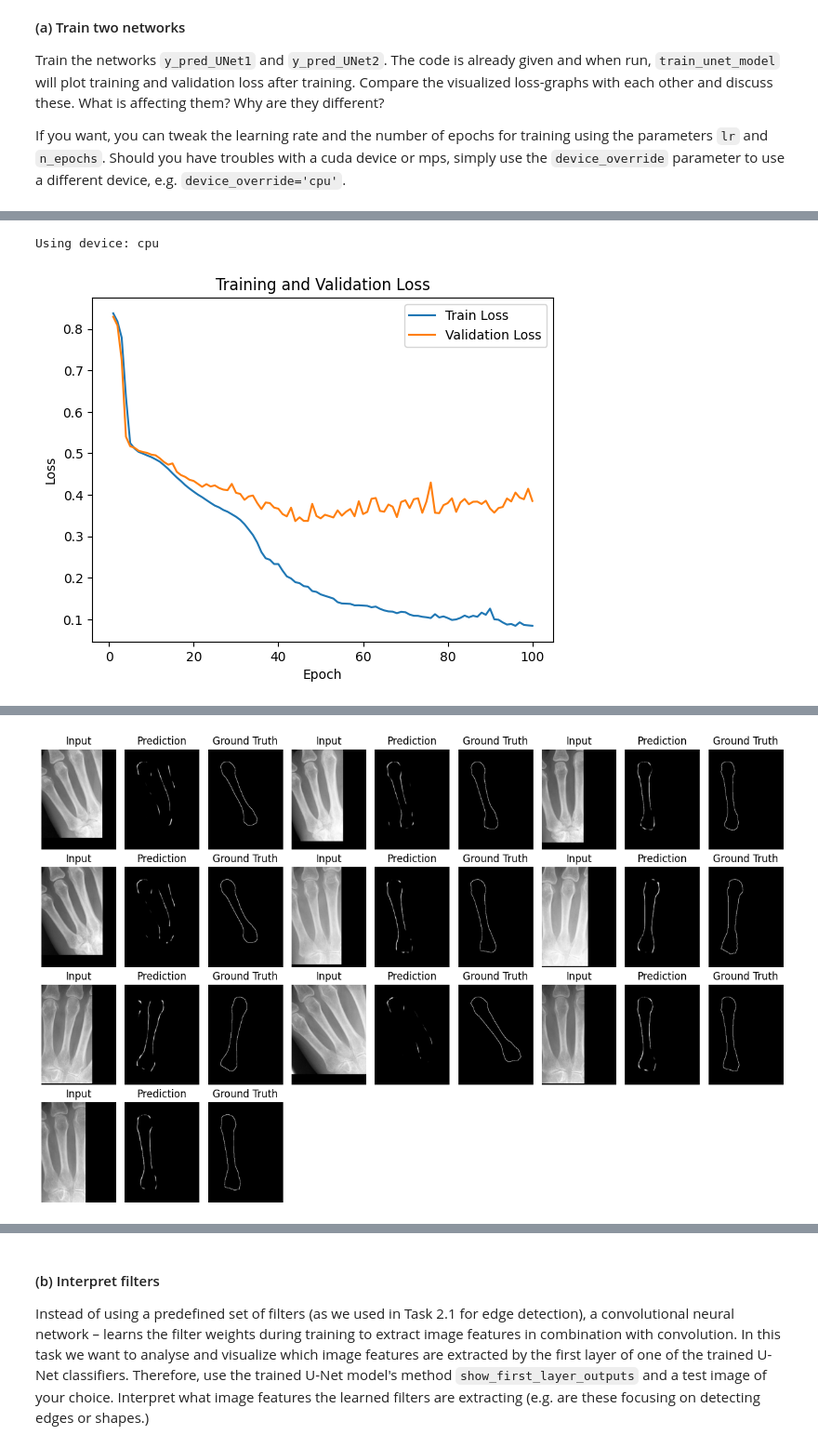
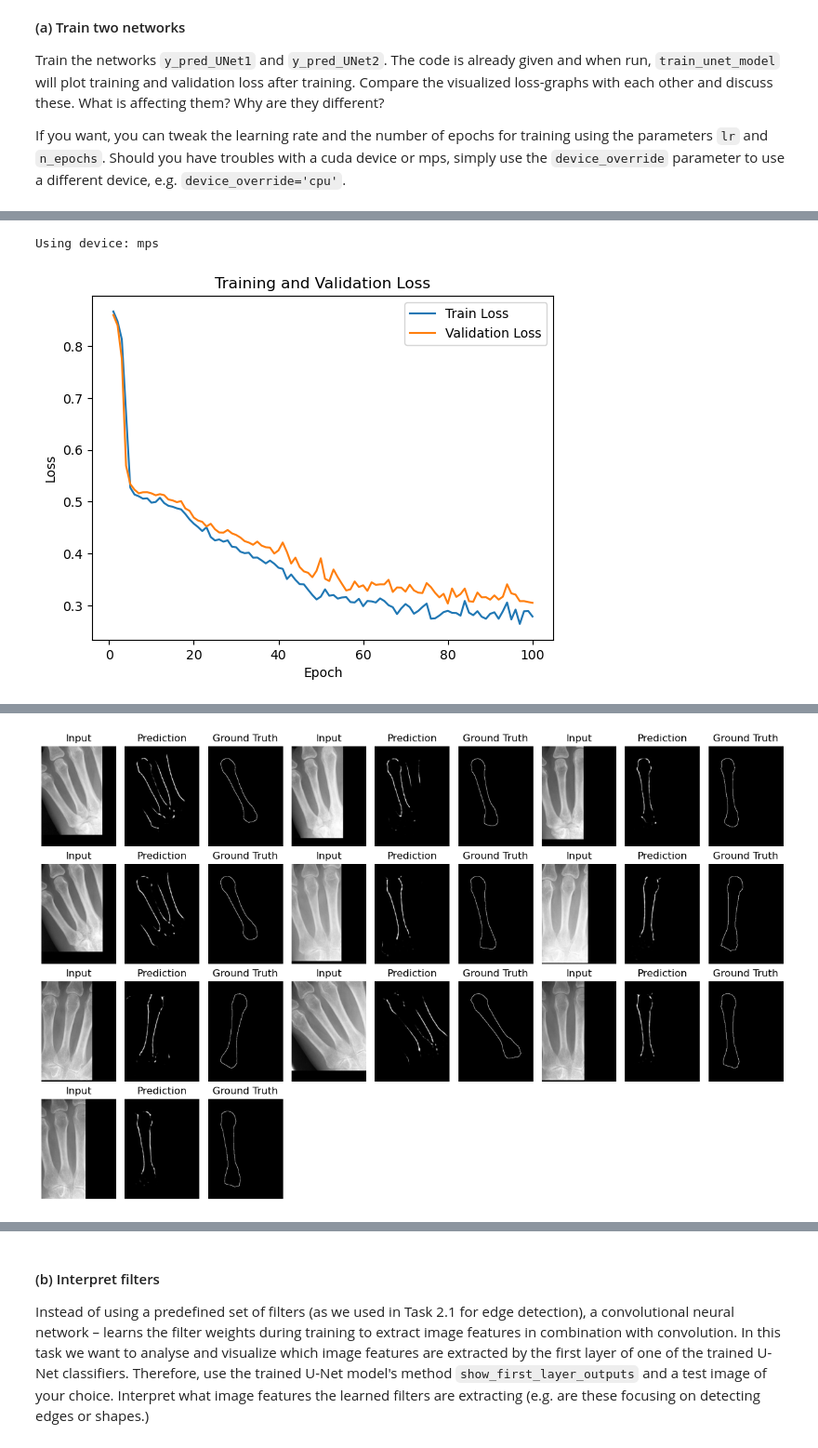
Before and after one commit to nikoczernin/MedicalAnalysis2, a Jupyter notebook: notebook.ipynb, the cells around one changed output, grey strips where cells are left out. Shown at 93% size. Drawn from its saved outputs; the diff is of its cells as text; code cells hidden in the pictures.

```diff
--- a/notebook.ipynb
+++ b/notebook.ipynb
@@ -597,5 +631,5 @@ from training import train_unet_model
 # %%
-y_pred_UNet1 = train_unet_model(images, masks, augment=False, lr=1e-4)
+UNet2 = train_unet_model(images, masks, augment=True, lr=1e-4)
 # %% [output]
-Using device: cpu
+Using device: mps
-[figure, old version]
+[figure, new version]
@@ -604 +638 @@ Test Loss: 0.3575
-[figure, old version]
+[figure, new version]
```
Also changed, not shown: parts of 17 cells of this notebook.
